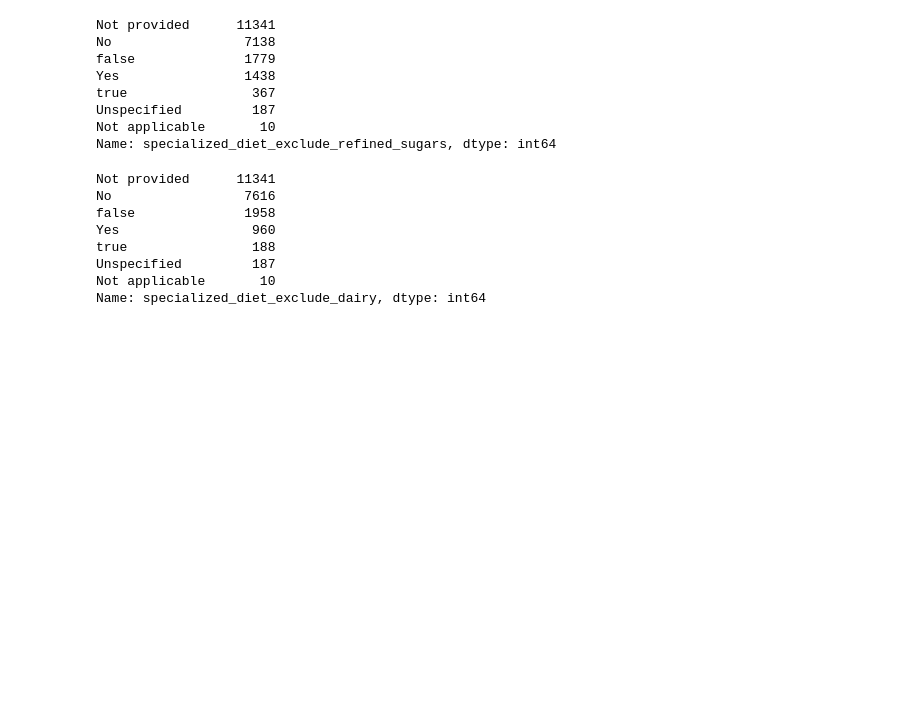
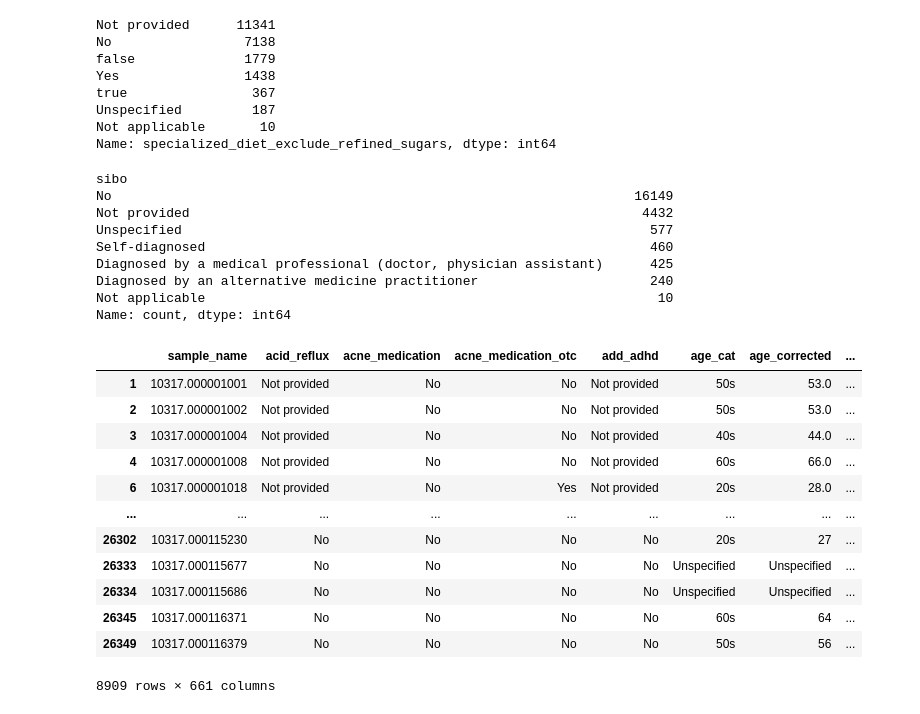
Before and after one commit to grusso98/gut-microbiota-diet, a Jupyter notebook: EDA.ipynb, the cells around one changed output. Drawn from its saved outputs; the diff is of its cells as text; code cells hidden in the pictures; blank space fills up the shorter version.

```diff
--- a/EDA.ipynb
+++ b/EDA.ipynb
@@ -27,3 +43,8 @@ data.head()
 | 3 | 10317.000001004 | Not provided | false | false | Not provided | 40s | 44.0 | ... |
 | 4 | 10317.000001008 | Not provided | false | false | Not provided | 60s | 66.0 | ... |
 5 rows × 661 columns
+# %%
+data[data=='true']='Yes'
+# %%
+data[data=='false']='No'
+data[data=='I do not have this condition']='No'
@@ -59,15 +90,16 @@ Unspecified         187
 Not applicable       10
 Name: specialized_diet_exclude_refined_sugars, dtype: int64
 # %%
-data.specialized_diet_exclude_dairy.value_counts()
+data.sibo.value_counts()
 # %% [output]
-Not provided      11341
-No                 7616
-false              1958
-Yes                 960
-true                188
-Unspecified         187
-Not applicable       10
-Name: specialized_diet_exclude_dairy, dtype: int64
+sibo
+No                                                                   16149
+Not provided                                                          4432
+Unspecified                                                            577
+Self-diagnosed                                                         460
+Diagnosed by a medical professional (doctor, physician assistant)      425
+Diagnosed by an alternative medicine practitioner                      240
+Not applicable                                                          10
+Name: count, dtype: int64
 # %%
 data = data.loc[data.body_site == "UBERON:feces",:]
@@ -74,3 +128,19 @@ data = data.loc[data.body_site == "UBERON:feces",:]
+# %%
+data_no_disease
+# %% [output]
+|  | sample_name | acid_reflux | acne_medication | acne_medication_otc | add_adhd | age_cat | age_corrected | ... |
+| 1 | 10317.000001001 | Not provided | No | No | Not provided | 50s | 53.0 | ... |
+| 2 | 10317.000001002 | Not provided | No | No | Not provided | 50s | 53.0 | ... |
+| 3 | 10317.000001004 | Not provided | No | No | Not provided | 40s | 44.0 | ... |
+| 4 | 10317.000001008 | Not provided | No | No | Not provided | 60s | 66.0 | ... |
+| 6 | 10317.000001018 | Not provided | No | Yes | Not provided | 20s | 28.0 | ... |
+| ... | ... | ... | ... | ... | ... | ... | ... | ... |
+| 26302 | 10317.000115230 | No | No | No | No | 20s | 27 | ... |
+| 26333 | 10317.000115677 | No | No | No | No | Unspecified | Unspecified | ... |
+| 26334 | 10317.000115686 | No | No | No | No | Unspecified | Unspecified | ... |
+| 26345 | 10317.000116371 | No | No | No | No | 60s | 64 | ... |
+| 26349 | 10317.000116379 | No | No | No | No | 50s | 56 | ... |
+8909 rows × 661 columns
 # %%
 column_filt = ["sample_name",
                "age_years",
```
Also changed, not shown: parts of 22 cells of this notebook.
